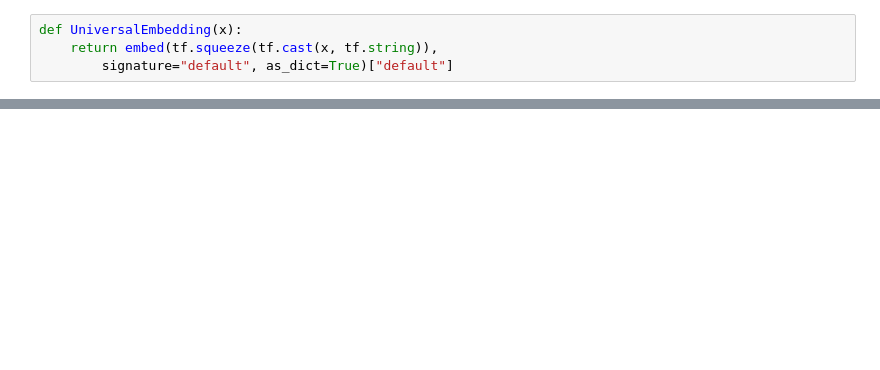
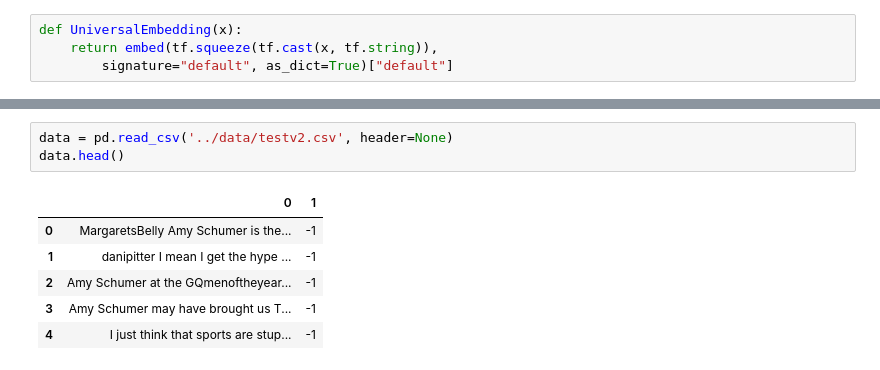
Before and after one commit to alexc2684/TradeWhisperer, a Jupyter notebook: notebooks/Financial Sentiment.ipynb, the cells around one changed output, grey strips where cells are left out. Saved outputs shown, nothing was run; the diff lists cells and outputs as text; blank space fills up the shorter version.

```diff
--- a/notebooks/Financial Sentiment.ipynb
+++ b/notebooks/Financial Sentiment.ipynb
@@ -71 +87,11 @@ class Model:
         return embed(tf.squeeze(tf.cast(x, tf.string)), signature="default", as_dict=True)["default"]
+# %%
+data = pd.read_csv('../data/testv2.csv', header=None)
+data.head()
+# %% [output]
+|  | 0 | 1 |
+| 0 | MargaretsBelly Amy Schumer is the... | -1 |
+| 1 | danipitter I mean I get the hype ... | -1 |
+| 2 | Amy Schumer at the GQmenoftheyear... | -1 |
+| 3 | Amy Schumer may have brought us T... | -1 |
+| 4 | I just think that sports are stup... | -1 |
```
Also changed, not shown: parts of 18 cells of this notebook, 3 other files.
